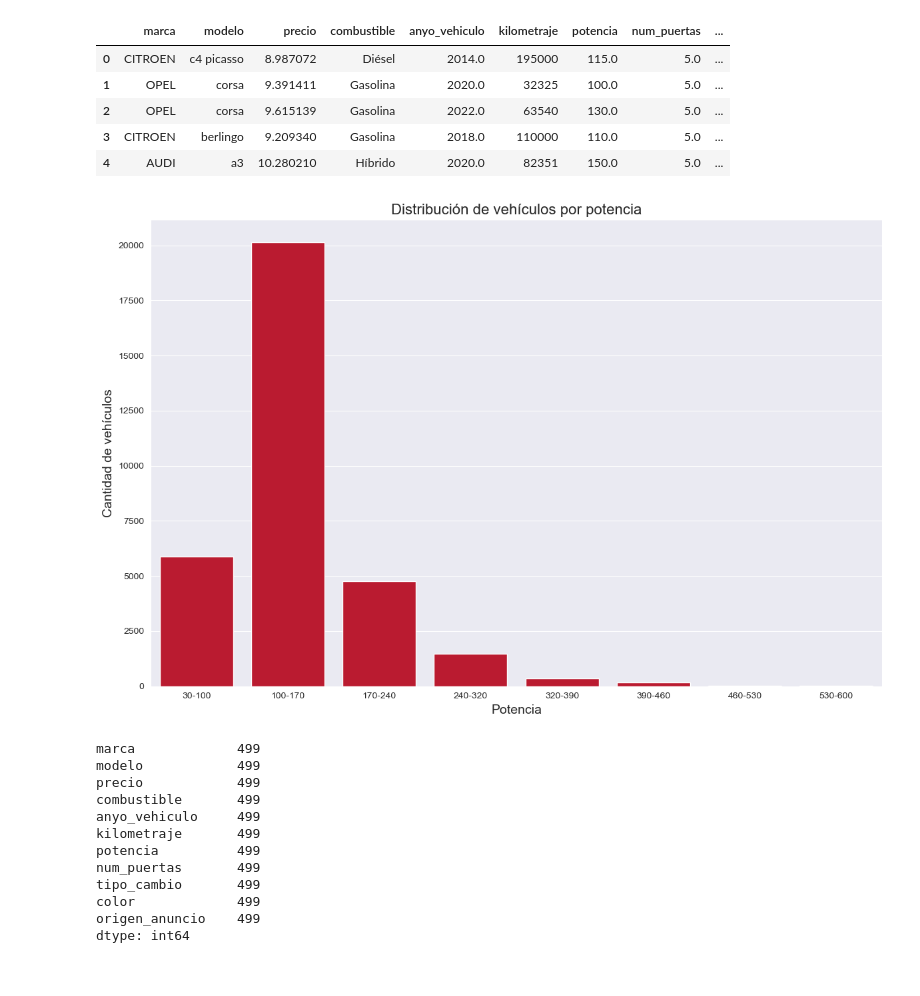
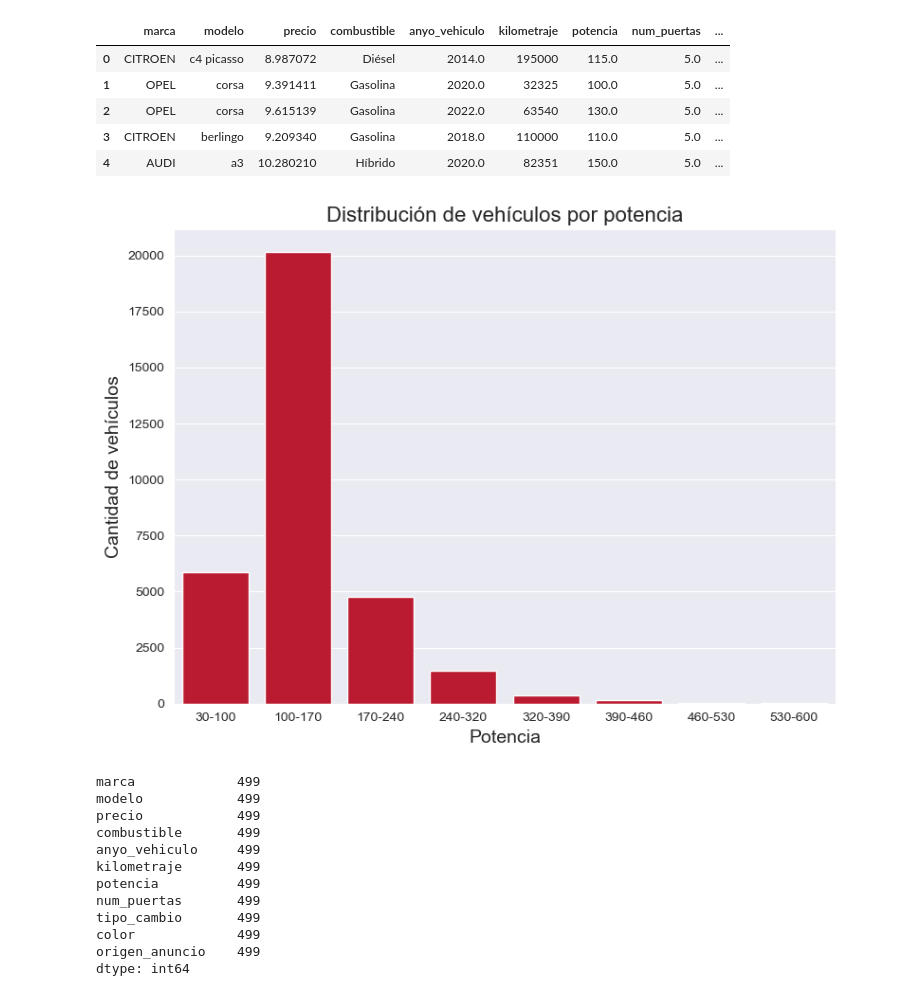
Before and after one commit to pintuchi2/tfm_car_price, a Jupyter notebook: notebooks/ml_car_price_prediction.ipynb, the cells around one changed output. Drawn from its saved outputs; the diff is of its cells as text; code cells hidden in the pictures.

```diff
--- a/notebooks/ml_car_price_prediction.ipynb
+++ b/notebooks/ml_car_price_prediction.ipynb
@@ -456,33 +456,33 @@ df.head()
 # %%
 # Definimos los rangos de potencia:
 min_potencia = df['potencia'].min()
 max_potencia = df['potencia'].max()
 
 num_bins = 8
 
 bins = np.linspace(min_potencia, max_potencia, num_bins + 1)
 bins = np.round(bins, -1)
 
 labels = [f'{int(bins[i])}-{int(bins[i+1])}' for i in range(len(bins)-1)]
 
 df_rangos = df.copy()
 df_rangos['potencia_rango'] = pd.cut(df_rangos['potencia'], bins=bins, labels=labels, right=False)
 
-plt.figure(figsize = (12, 8))
+plt.figure(figsize = (8, 6))
 
 sns.countplot(x=df_rangos["potencia_rango"], order=labels, color=colors[0])
 
 plt.title("Distribución de vehículos por potencia", fontsize=16)
 plt.xlabel("Potencia", fontsize=14)
 plt.ylabel("Cantidad de vehículos", fontsize=14)
 # plt.xticks(rotation=45)
 
 plt.xticks(ha='center')
 plt.tight_layout()
 
 plt.show()
 # %% [output]
-[figure, old version]
+[figure, new version]
 # %%
 # Num de vehículos con potncia > 330 CV:
 
```
Also changed, not shown: parts of 10 cells of this notebook, 1 other file.
